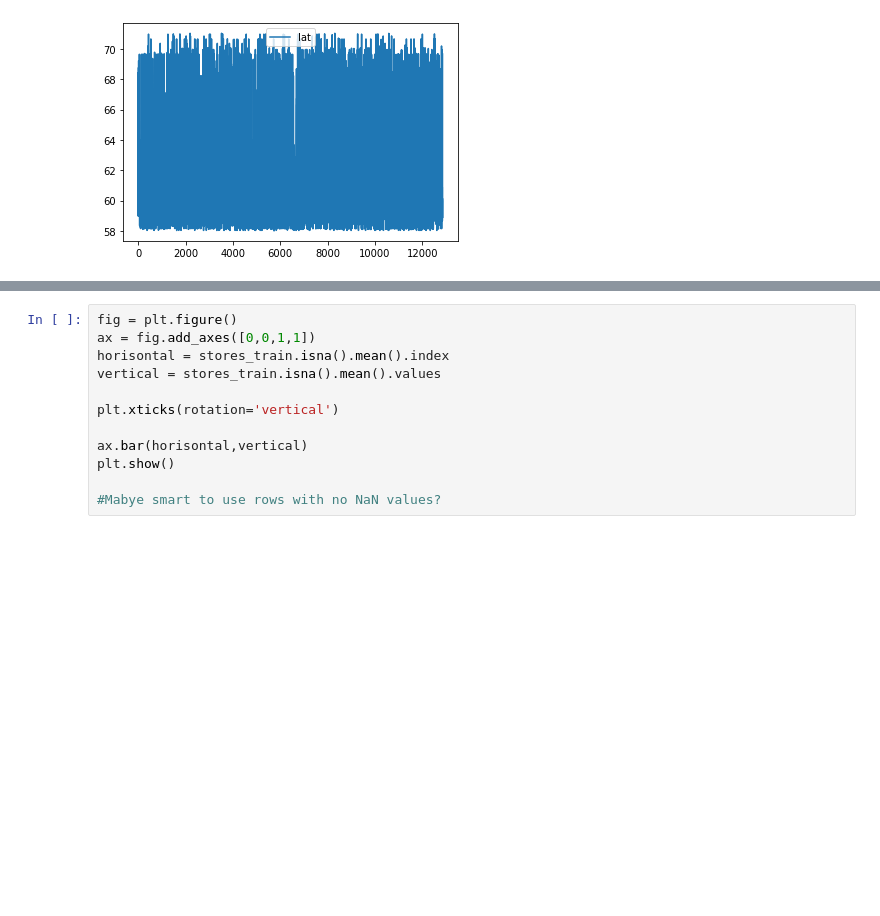
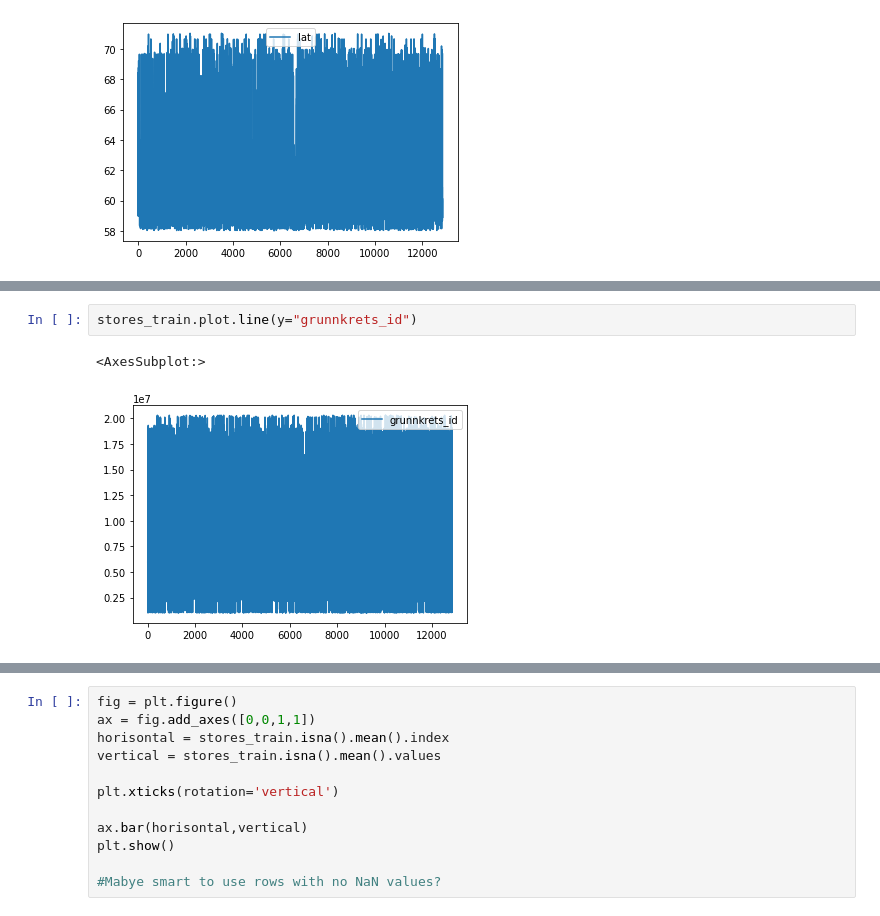
Before and after one commit to aashiltf/project_ml, a Jupyter notebook: code.ipynb, the cells around one changed output, grey strips where cells are left out. Cells and saved outputs as stored; diff of their text form; blank space fills up the shorter version.

```diff
--- a/code.ipynb
+++ b/code.ipynb
@@ -113,0 +117,5 @@ stores_train.plot.line(y="lon")
+# %%
+stores_train.plot.line(y="grunnkrets_id")
+# %% [output]
+<AxesSubplot:>
+[figure, added]
```
Also changed, not shown: parts of 2 cells of this notebook.
